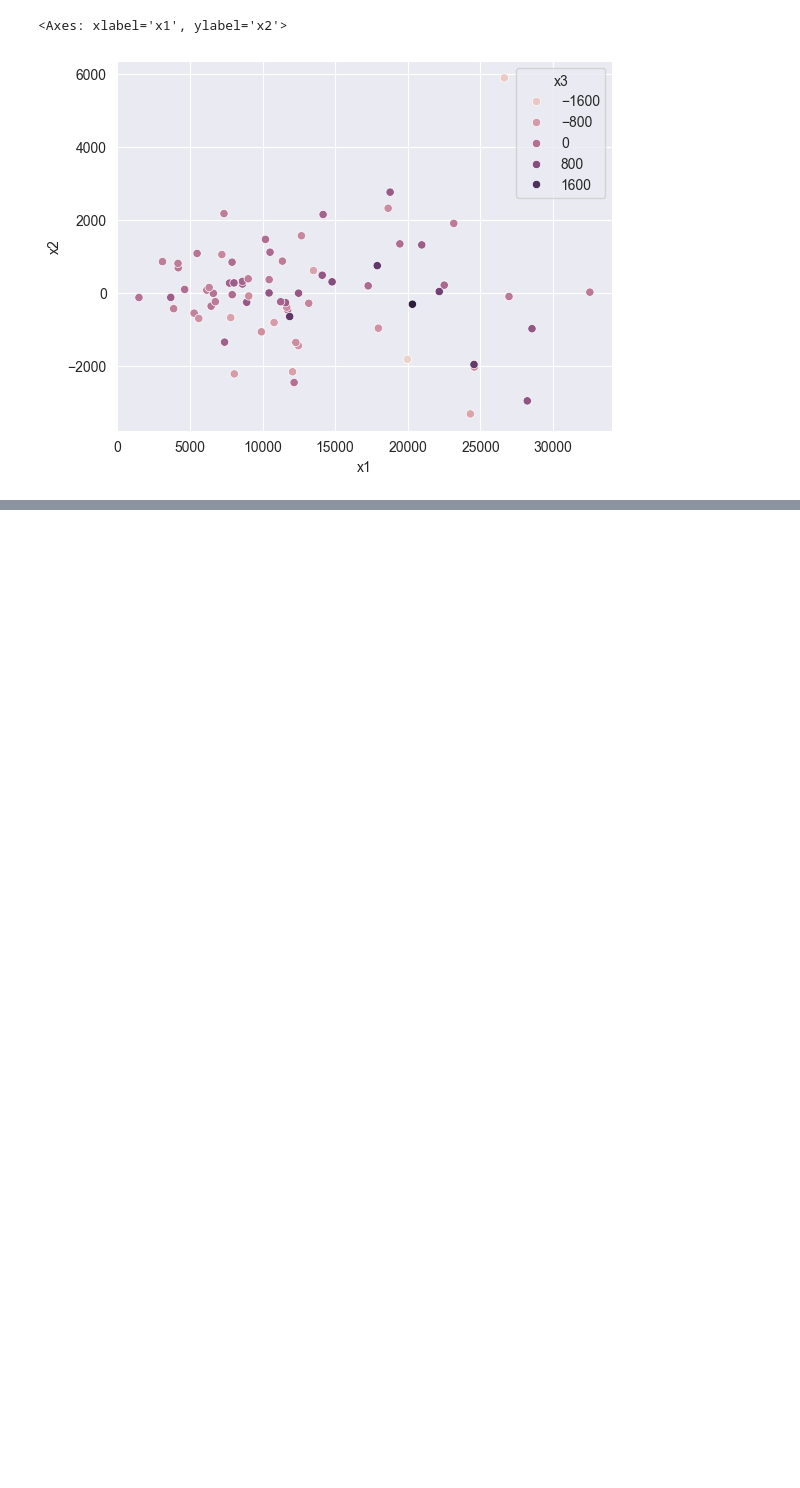
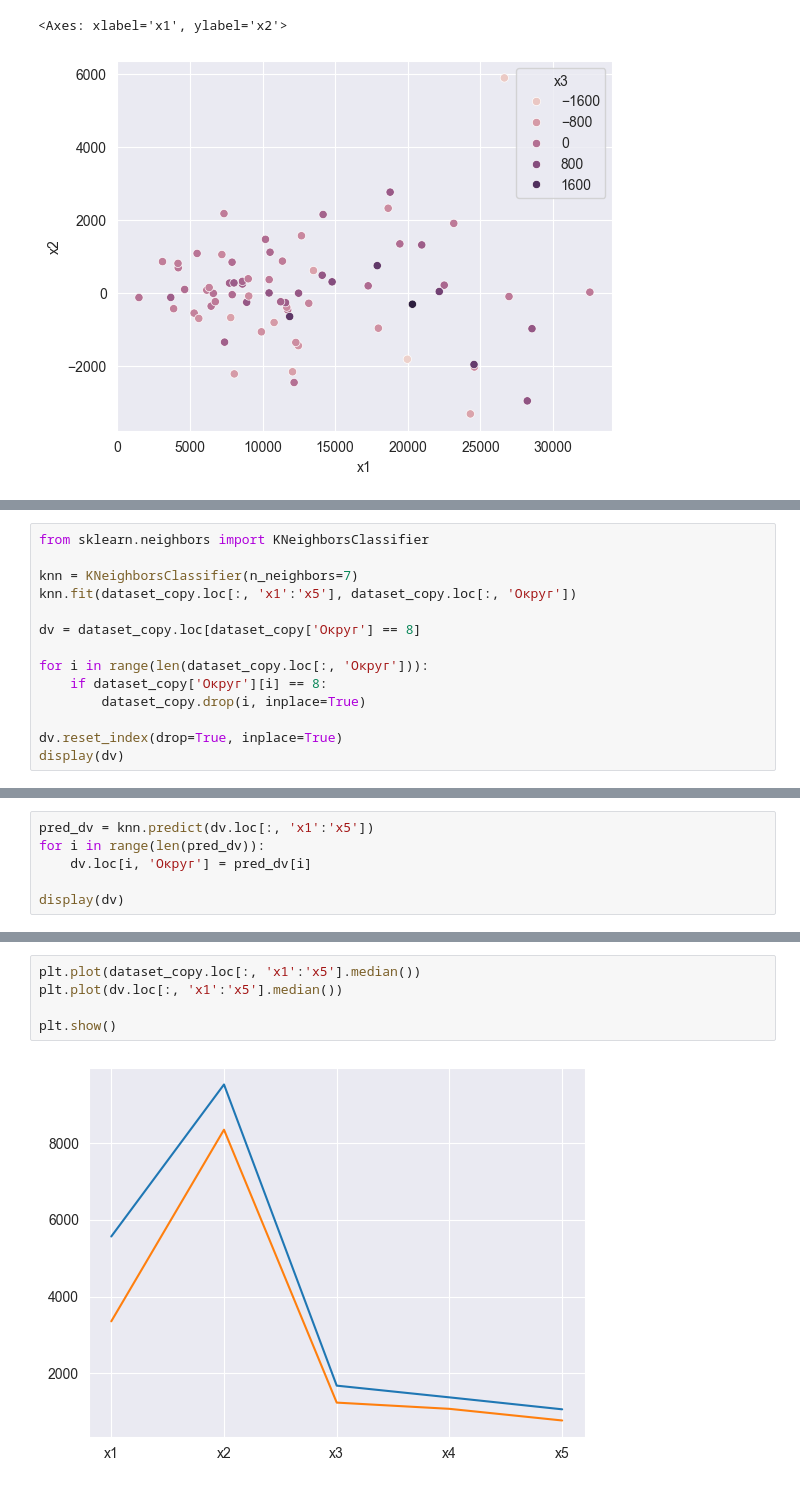
Before and after one commit to KirillPogranichny/ml-fefu-course, a Jupyter notebook: data_classification.ipynb, the cells around one changed output, grey strips where cells are left out. Drawn from its saved outputs; the diff is of its cells as text; blank space fills up the shorter version.

```diff
--- a/data_classification.ipynb
+++ b/data_classification.ipynb
@@ -66,0 +76,14 @@ KeyError: 0
+# %%
+from sklearn.neighbors import KNeighborsClassifier
+
+knn = KNeighborsClassifier(n_neighbors=7)
+knn.fit(dataset_copy.loc[:, 'x1':'x5'], dataset_copy.loc[:, 'Округ'])
+
+dv = dataset_copy.loc[dataset_copy['Округ'] == 8]
+
+for i in range(len(dataset_copy.loc[:, 'Округ'])):
+    if dataset_copy['Округ'][i] == 8:
+        dataset_copy.drop(i, inplace=True)
+
+dv.reset_index(drop=True, inplace=True)
+display(dv)
@@ -66,0 +102,6 @@ KeyError: 0
+# %%
+pred_dv = knn.predict(dv.loc[:, 'x1':'x5'])
+for i in range(len(pred_dv)):
+    dv.loc[i, 'Округ'] = pred_dv[i]
+
+display(dv)
@@ -66,0 +120,7 @@ KeyError: 0
+# %%
+plt.plot(dataset_copy.loc[:, 'x1':'x5'].median())
+plt.plot(dv.loc[:, 'x1':'x5'].median())
+
+plt.show()
+# %% [output]
+[figure, added]
```
Also changed, not shown: parts of 8 cells of this notebook, 1 other file.
